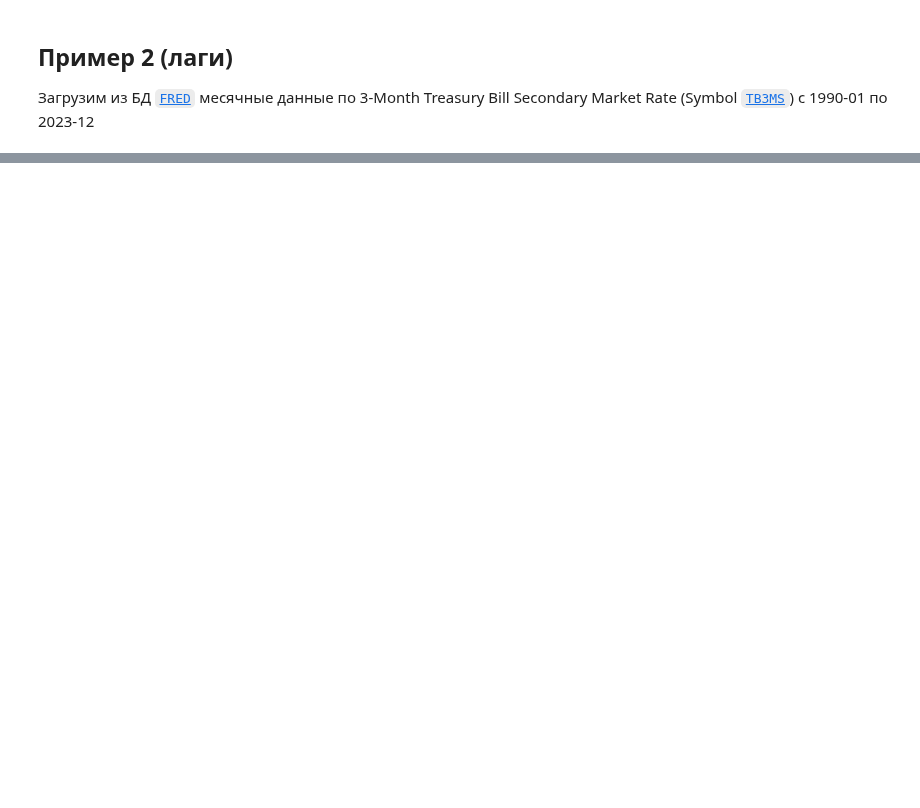
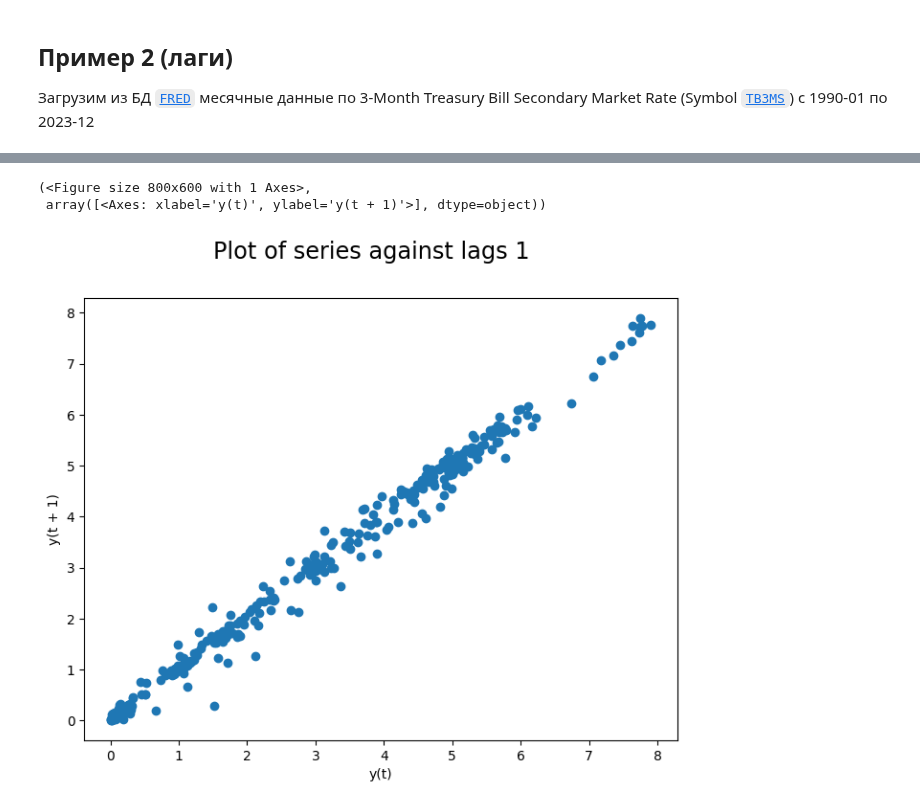
Before and after one commit to artamonoff/econometrica, a Jupyter notebook: time-series-analysis/jupyter-notebooks/diff-and-lags.ipynb, the cells around one changed output, grey strips where cells are left out. Drawn from its saved outputs; the diff is of its cells as text; code cells hidden in the pictures; blank space fills up the shorter version.

```diff
--- a/time-series-analysis/jupyter-notebooks/diff-and-lags.ipynb
+++ b/time-series-analysis/jupyter-notebooks/diff-and-lags.ipynb
@@ -72,7 +138,7 @@ plt.show()
 
 Загрузим из БД [`FRED`](https://fred.stlouisfed.org/) месячные данные по 3-Month Treasury Bill Secondary Market Rate (Symbol [`TB3MS`](https://fred.stlouisfed.org/series/TB3MS)) с 1990-01 по 2023-12
 # %%
-rate = web.DataReader(name='TB3MS', data_source='fred',start='1990-01', end='2023-12')
-rate.index = pd.period_range(start='1990-01', end='2023-12', freq='M')
-rate.columns = ['3Mrate']
-rate
+y = web.DataReader(name='TB3MS', data_source='fred',start='1990-01', end='2023-12')
+y.index = pd.period_range(start='1990-01', end='2023-12', freq='M')
+y.columns = ['3Mrate']
+y
@@ -78,0 +159,8 @@ rate
+# %%
+plot_lags(y, lags=1)
+
+plt.show()
+# %% [output]
+(<Figure size 800x600 with 1 Axes>,
+ array([<Axes: xlabel='y(t)', ylabel='y(t + 1)'>], dtype=object))
+[figure, added]
```
Also changed, not shown: parts of 19 cells of this notebook.
